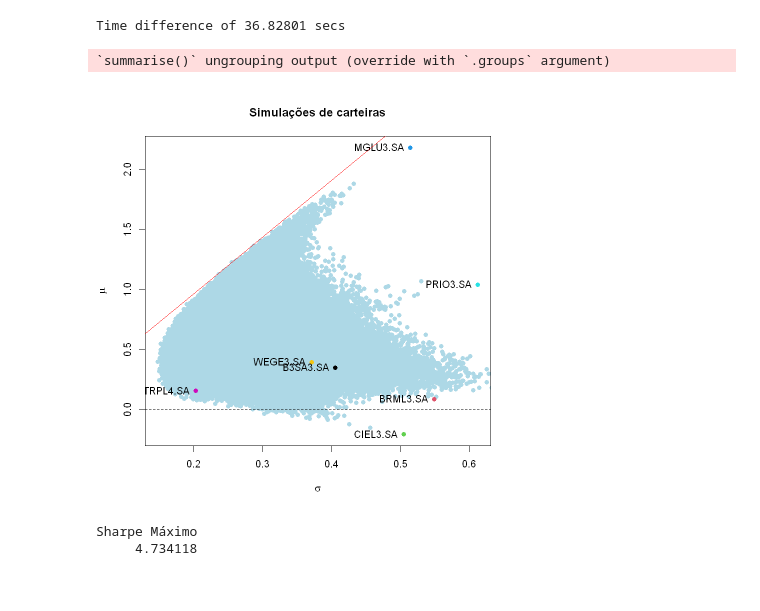
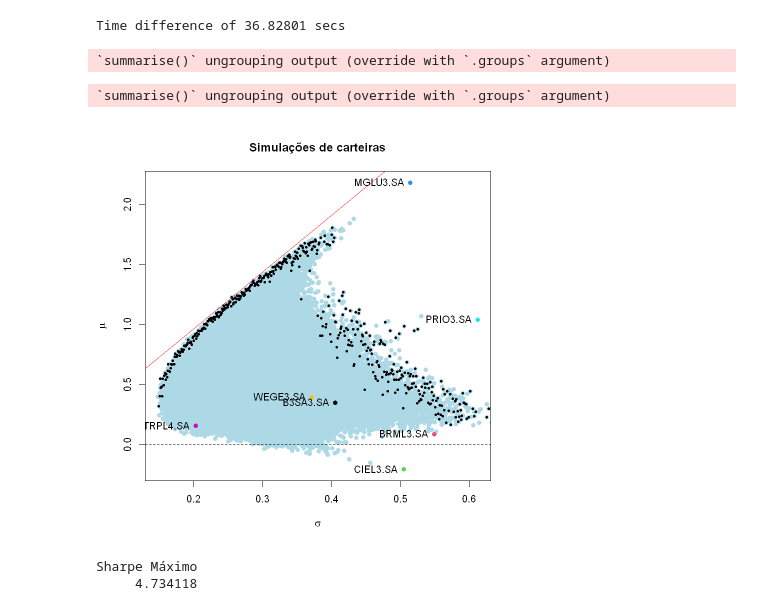
Before and after one commit to GabrielMarquezMatte/Meus-Arquivos, a Jupyter notebook: Ações e opções/Markowitz Garch.ipynb, the cells around one changed output. Drawn from its saved outputs; the diff is of its cells as text; code cells hidden in the pictures.

```diff
--- a/Ações e opções/Markowitz Garch.ipynb
+++ b/Ações e opções/Markowitz Garch.ipynb
@@ -132,6 +132,15 @@ data[2,] <- riscos
 data[3,] <- (retornos-tx_livre_risco)/riscos
 rownames(data) <- c("Retornos", "Riscos","Sharpe")
 pesos <- pesos[,colsub]
+d <- data[2,which(data[1,] <= max(data[1,]))]
+data_t <- t(data) %>%
+  as.data.frame() %>%
+  mutate(Riscos = round(Riscos,3)) %>%
+  filter(Riscos < d) %>%
+  group_by(Riscos) %>%
+  summarise(Retornos = max(Retornos))
+# %% [output]
+`summarise()` ungrouping output (override with `.groups` argument)
 # %%
 #Retorno médio das ações
 retorno_med <- retornos_a %>%
@@ -145,13 +154,14 @@ retorno_med <- retornos_a %>%
 # %%
 plot(data[2,], data[1,], pch = 16, col = "lightblue",xlim = c(min(data[2,]), max(sd_a_f2)),
     ylim = c(min(retorno_med), max(retorno_med)), main = "Simulações de carteiras",
     xlab = expression(sigma), ylab = expression(mu))
 points(x = sd_a_f2, y = retorno_med, col = 1:ncol(retorno_med), pch = 16)
 text(x = sd_a_f2, y = retorno_med, labels = colnames(retorno_med), pos = 2)
+points(x = data_t$Riscos, y = data_t$Retornos, pch = 16, cex = 0.5)
 abline(a = tx_livre_risco, b = max(data[3,]), col = "red")
 abline(h = 0,v = 0, lty = 2)
 # %% [output]
-[figure, old version]
+[figure, new version]
 # %%
 sharpe <- max(data[3,])
 names(sharpe) <- "Sharpe Máximo"
```
Also changed, not shown: 1 other file.
